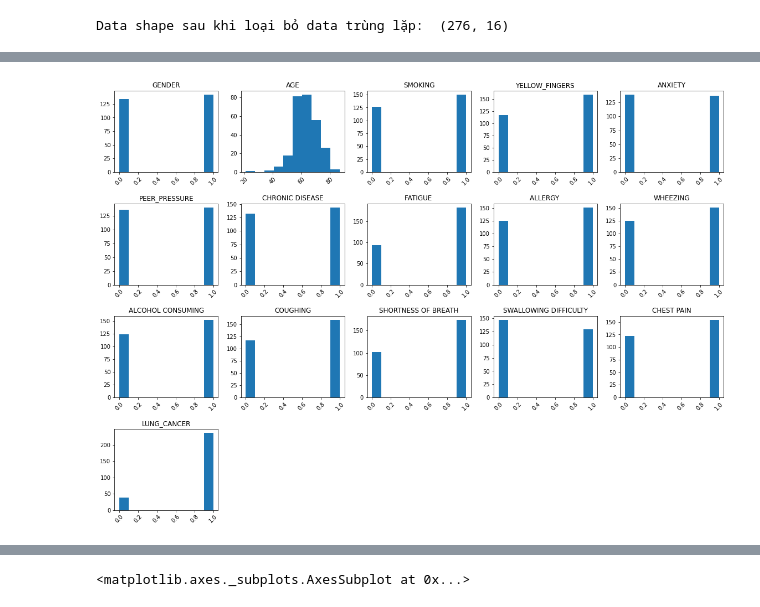
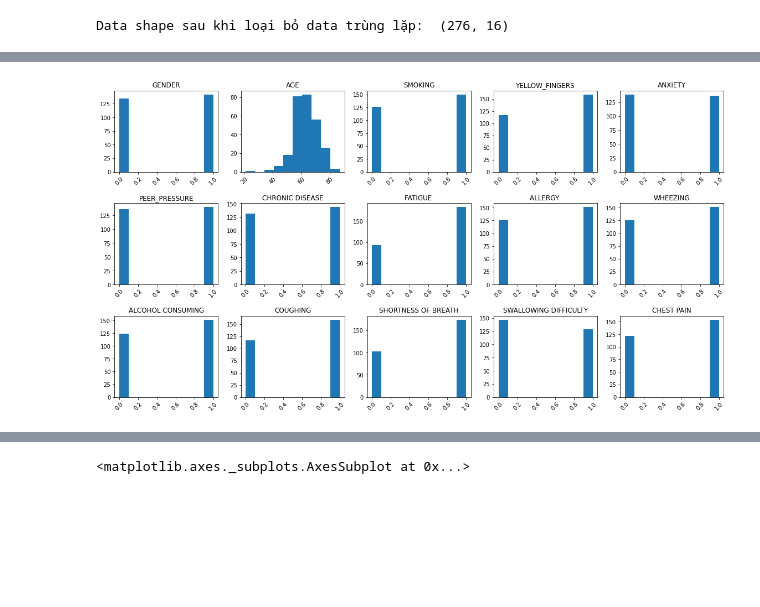
Before and after one commit to 1337Rinz/KhaiPhaDuLieuLon, a Jupyter notebook: DoAn_KhaiPhaDuLieuLon.ipynb, the cells around one changed output, grey strips where cells are left out. Saved outputs shown, nothing was run; the diff lists cells and outputs as text; code cells hidden in the pictures; blank space fills up the shorter version.

```diff
--- a/DoAn_KhaiPhaDuLieuLon.ipynb
+++ b/DoAn_KhaiPhaDuLieuLon.ipynb
@@ -24,13 +26,13 @@ data shape:  (309, 16)
 | 3 | MALE | 63 | 1 | 1 | 1 | 0 | 0 | 0 | 0 | ... |
 | 4 | FEMALE | 63 | 0 | 1 | 0 | 0 | 0 | 0 | 0 | ... |
 # %%
-# Trực quan hoá toàn bộ data
+# Trực quan hoá 15 feature
 
 import matplotlib.pyplot as plt
 
 
 cols = list(data.columns)
-cols_data=cols[:]
+cols_data=cols[:-1]
 
 plt.figure(figsize=(16,28))
 for i in range(len(cols_data)):
@@ -97,22 +93,22 @@ data.head(5)
 | 3 | 1 | 63 | 1 | 1 | 1 | 0 | 0 | 0 | 0 | ... |
 | 4 | 0 | 63 | 0 | 1 | 0 | 0 | 0 | 0 | 0 | ... |
 # %%
-# Trực quan hoá toàn bộ data sau khi đã xử lý
+# Trực quan hoá 15 feature sau khi đã tiền xử lý
 
 import matplotlib.pyplot as plt
 
 cols = list(data.columns)
-cols_data=cols[:]
+cols_data=cols[:-1]
 
 # khởi tạo figure(nền trắng chứa toàn bộ plot con)
 plt.figure(figsize=(16,28))
 
 for i in range(len(cols_data)):
     plt.subplot(10,5,i+1)         #plot con
     plt.title(cols_data[i])       #title tên cột
     plt.xticks(rotation=45)
     plt.hist(data[cols_data[i]])  #Histogram(Biều đồ)
 
 plt.tight_layout()
 # %% [output]
-[figure, old version]
+[figure, new version]
```
Also changed, not shown: parts of 6 cells of this notebook.
